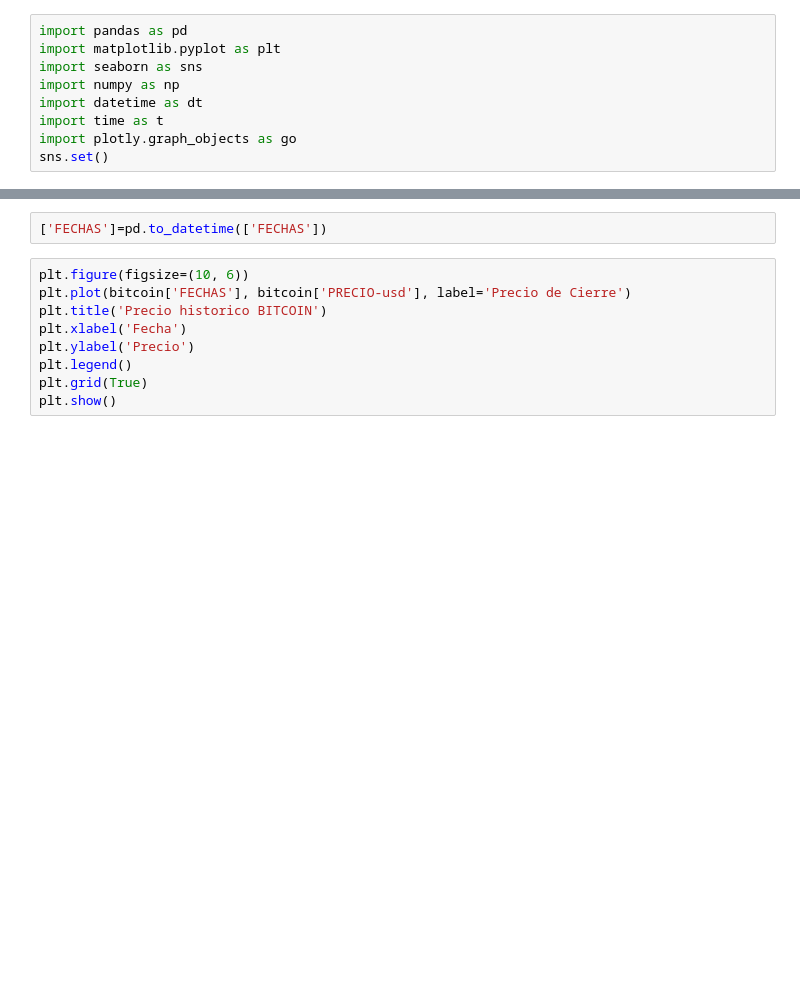
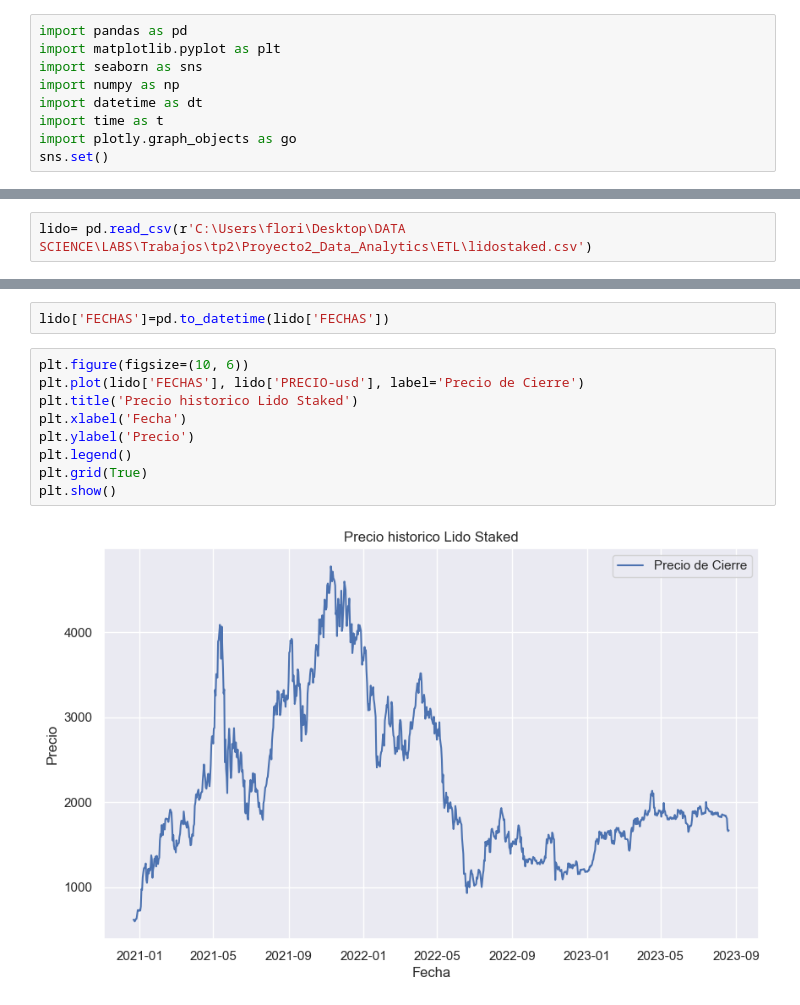
Before and after one commit to Constanzafl/Proyecto2_Data_Analytics, a Jupyter notebook: EDA/EDAlidostacked.ipynb, the cells around one changed output, grey strips where cells are left out. Drawn from its saved outputs; the diff is of its cells as text; blank space fills up the shorter version.

```diff
--- a/EDA/EDAlidostacked.ipynb
+++ b/EDA/EDAlidostacked.ipynb
@@ -12 +10,3 @@ pd.read_csv('')
+# %%
+lido= pd.read_csv(r'C:\Users\flori\Desktop\DATA SCIENCE\LABS\Trabajos\tp2\Proyecto2_Data_Analytics\ETL\lidostaked.csv')
 # %%
@@ -16,13 +39,15 @@ pd.read_csv('')
 # %%
-['FECHAS']=pd.to_datetime(['FECHAS'])
+lido['FECHAS']=pd.to_datetime(lido['FECHAS'])
 # %%
 plt.figure(figsize=(10, 6))
-plt.plot(bitcoin['FECHAS'], bitcoin['PRECIO-usd'], label='Precio de Cierre')
-plt.title('Precio historico BITCOIN')
+plt.plot(lido['FECHAS'], lido['PRECIO-usd'], label='Precio de Cierre')
+plt.title('Precio historico Lido Staked')
 plt.xlabel('Fecha')
 plt.ylabel('Precio')
 plt.legend()
 plt.grid(True)
 plt.show()
+# %% [output]
+[figure, added]
 # %%
 plt.figure(figsize=(10, 6))
```
Also changed, not shown: parts of 11 cells of this notebook, 14 other files.
